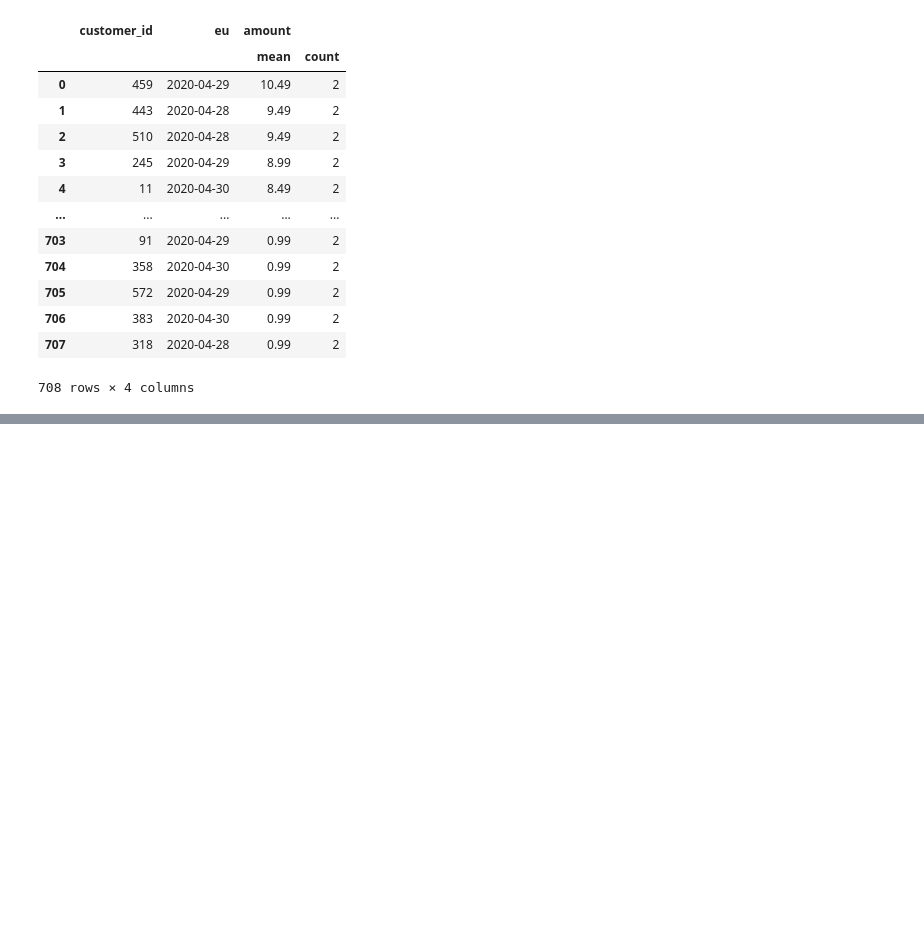
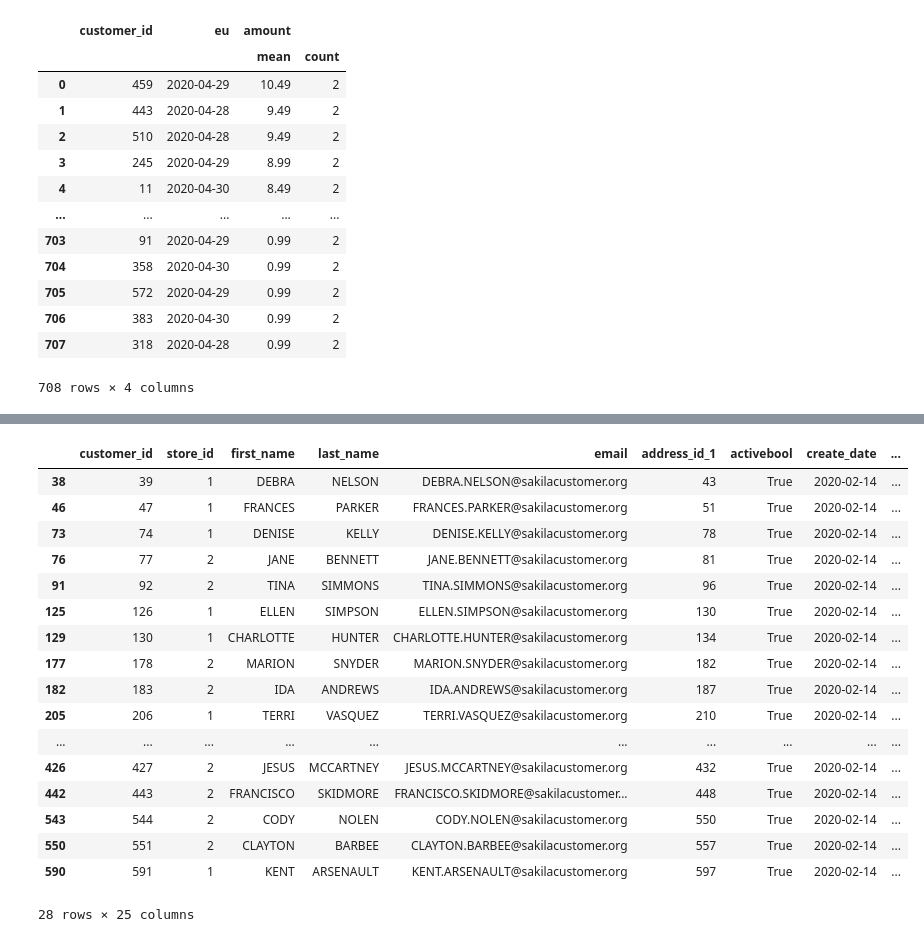
Before and after one commit to Anandhuvimalan/learning, a Jupyter notebook: day3.ipynb, the cells around one changed output, grey strips where cells are left out. Saved outputs shown, nothing was run; the diff lists cells and outputs as text; code cells hidden in the pictures; blank space fills up the shorter version.

```diff
--- a/day3.ipynb
+++ b/day3.ipynb
@@ -218,3 +227,20 @@ df[df[('amount','count')]>1].sort_values(by=('amount','mean'),ascending=False).r
 | 706 | 383 | 2020-04-30 | 0.99 | 2 |
 | 707 | 318 | 2020-04-28 | 0.99 | 2 |
 708 rows × 4 columns
+# %%
+customers_updated = customer.rename(columns={'address_id':'address_id_1'})
+t1= pd.merge(
+        address,
+        customers_updated,
+        left_on='address_id',
+        right_on='address_id_1',
+        how='left',
+        sort=True,
+        copy=True,
+        indicator=False,
+        validate='many_to_one',
+        suffixes=('_a', '_c'),
+        left_index=False,
+        right_index=False
+    )
+t1.loc[t1['address_id_1'].isna()]
@@ -220,0 +253,45 @@ df[df[('amount','count')]>1].sort_values(by=('amount','mean'),ascending=False).r
+# %%
+updated_city=city.rename(columns={'country_id':'country_id_1'})
+country_city=pd.merge(
+    updated_city,
+    country,
+    left_on='country_id_1',
+    right_on='country_id',
+    how='inner',
+    left_index=False,
+    right_index=False,
+    sort=True,
+    copy=True,
+    validate='many_to_one',
+    indicator=False,
+    suffixes=('_c','_co'))
+updated_address=address.rename(columns={'city_id':'city_id_1'})
+address_city=pd.merge(
+    updated_address,
+    country_city,
+    left_on='city_id_1',
+    right_on='city_id',
+    how='inner',
+    suffixes=('_ua','_cc')
+)
+d1=pd.merge(customers_updated,address_city,left_on='address_id_1',right_on='address_id',how='inner',suffixes=('_x','_y'))
+d1.loc[d1['country']=='Brazil']
+# %% [output]
+|  | customer_id | store_id | first_name | last_name | email | address_id_1 | activebool | create_date | ... |
+| 38 | 39 | 1 | DEBRA | NELSON | DEBRA.NELSON@sakilacustomer.org | 43 | True | 2020-02-14 | ... |
+| 46 | 47 | 1 | FRANCES | PARKER | FRANCES.PARKER@sakilacustomer.org | 51 | True | 2020-02-14 | ... |
+| 73 | 74 | 1 | DENISE | KELLY | DENISE.KELLY@sakilacustomer.org | 78 | True | 2020-02-14 | ... |
+| 76 | 77 | 2 | JANE | BENNETT | JANE.BENNETT@sakilacustomer.org | 81 | True | 2020-02-14 | ... |
+| 91 | 92 | 2 | TINA | SIMMONS | TINA.SIMMONS@sakilacustomer.org | 96 | True | 2020-02-14 | ... |
+| 125 | 126 | 1 | ELLEN | SIMPSON | ELLEN.SIMPSON@sakilacustomer.org | 130 | True | 2020-02-14 | ... |
+| 129 | 130 | 1 | CHARLOTTE | HUNTER | CHARLOTTE.HUNTER@sakilacustomer.org | 134 | True | 2020-02-14 | ... |
+| 177 | 178 | 2 | MARION | SNYDER | MARION.SNYDER@sakilacustomer.org | 182 | True | 2020-02-14 | ... |
+| 182 | 183 | 2 | IDA | ANDREWS | IDA.ANDREWS@sakilacustomer.org | 187 | True | 2020-02-14 | ... |
+| 205 | 206 | 1 | TERRI | VASQUEZ | TERRI.VASQUEZ@sakilacustomer.org | 210 | True | 2020-02-14 | ... |
+| ... | ... | ... | ... | ... | ... | ... | ... | ... | ... |
+| 426 | 427 | 2 | JESUS | MCCARTNEY | JESUS.MCCARTNEY@sakilacustomer.org | 432 | True | 2020-02-14 | ... |
+| 442 | 443 | 2 | FRANCISCO | SKIDMORE | FRANCISCO.SKIDMORE@sakilacustomer... | 448 | True | 2020-02-14 | ... |
+| 543 | 544 | 2 | CODY | NOLEN | CODY.NOLEN@sakilacustomer.org | 550 | True | 2020-02-14 | ... |
+| 550 | 551 | 2 | CLAYTON | BARBEE | CLAYTON.BARBEE@sakilacustomer.org | 557 | True | 2020-02-14 | ... |
+| 590 | 591 | 1 | KENT | ARSENAULT | KENT.ARSENAULT@sakilacustomer.org | 597 | True | 2020-02-14 | ... |
+28 rows × 25 columns
```
Also changed, not shown: parts of 6 cells of this notebook, 10 other files.
